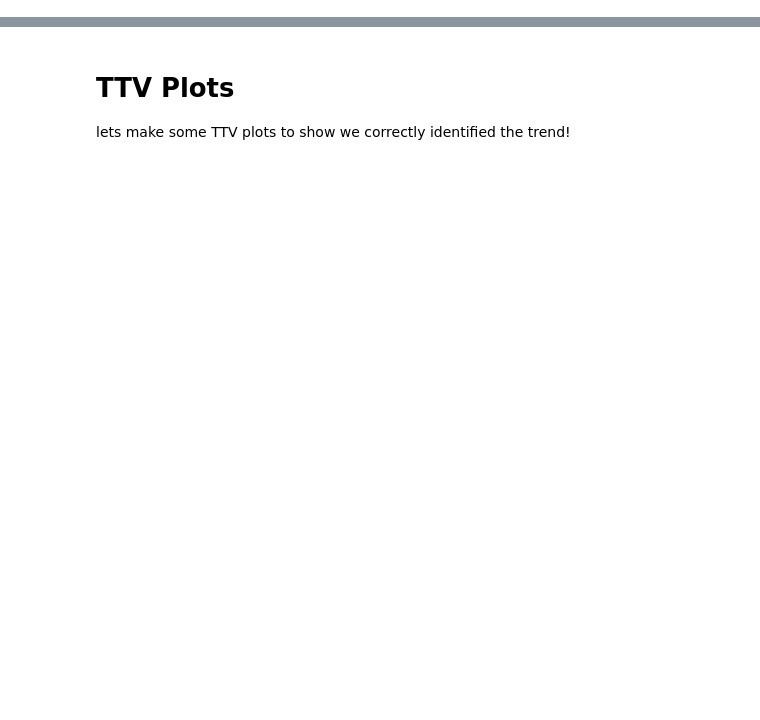
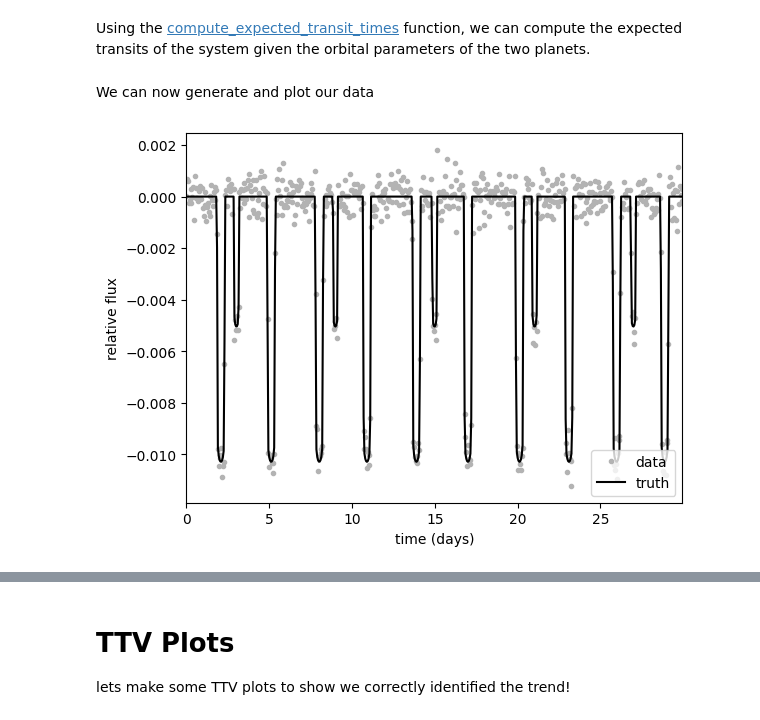
Before and after one commit to exoplanet-dev/jaxoplanet, a Jupyter notebook: docs/tutorials/ttv.ipynb, the cells around one changed output, grey strips where cells are left out. Cells and saved outputs as stored; diff of their text form; code cells hidden in the pictures; blank space fills up the shorter version.

```diff
--- a/docs/tutorials/ttv.ipynb
+++ b/docs/tutorials/ttv.ipynb
@@ -313,0 +29,16 @@ plt.show()
+# %%
+from jaxoplanet.orbits.ttv import TTVOrbit
+from jaxoplanet.light_curves import limb_dark_light_curve
+
+
+def orbit_and_lightcurve_model(time, params):
+    transit_times = (params[f"transit_times_{i}"] for i in range(len(params["b"])))
+    orbit = TTVOrbit(
+        transit_times=transit_times,
+        duration=params["duration"],
+        impact_param=params["b"],
+        radius_ratio=params["r"],
+    )
+    return orbit, limb_dark_light_curve(orbit, params["u"])(time)
+# %% [markdown]
+Using the [compute_expected_transit_times](jaxoplanet.orbits.ttv.compute_expected_transit_times) function, we can compute the expected transits of the system given the orbital parameters of the two planets.
@@ -313,0 +82,19 @@ plt.show()
+# %% [markdown]
+We can now generate and plot our data
+# %%
+import matplotlib.pyplot as plt
+
+yerr = 5e-4
+y_true_all = orbit_and_lightcurve_model(time, truth)[1]
+y_true = jnp.sum(y_true_all, axis=-1)
+y = jnp.array(y_true + yerr * random.normal(size=len(time)))
+
+# Let's see what the light curve looks like
+plt.plot(time, y, ".", c="0.7", label="data")
+plt.plot(time, y_true, label="truth", c="k")
+plt.xlabel("time (days)")
+plt.ylabel("relative flux")
+plt.xlim(time.min(), time.max())
+_ = plt.legend(loc=4)
+# %% [output]
+[figure, added]
```
Also changed, not shown: parts of 43 cells of this notebook, 2 other files.
